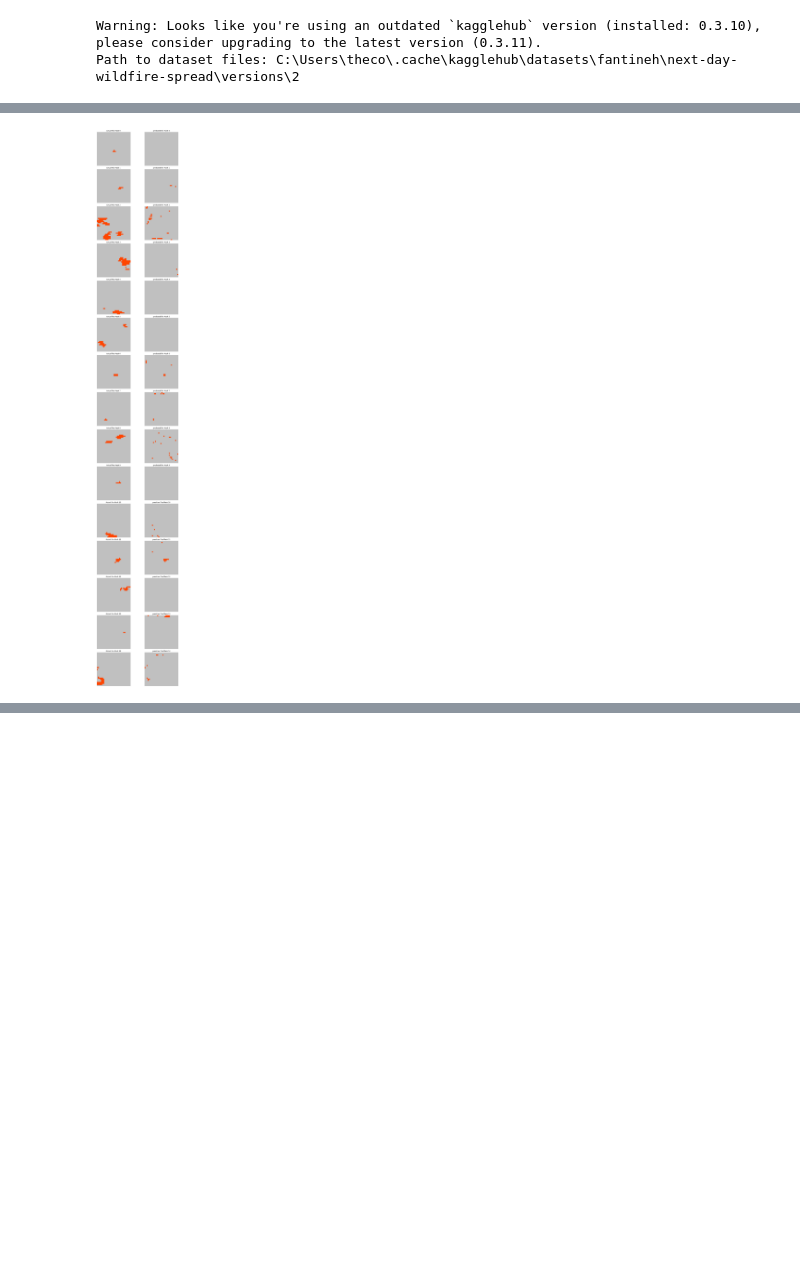
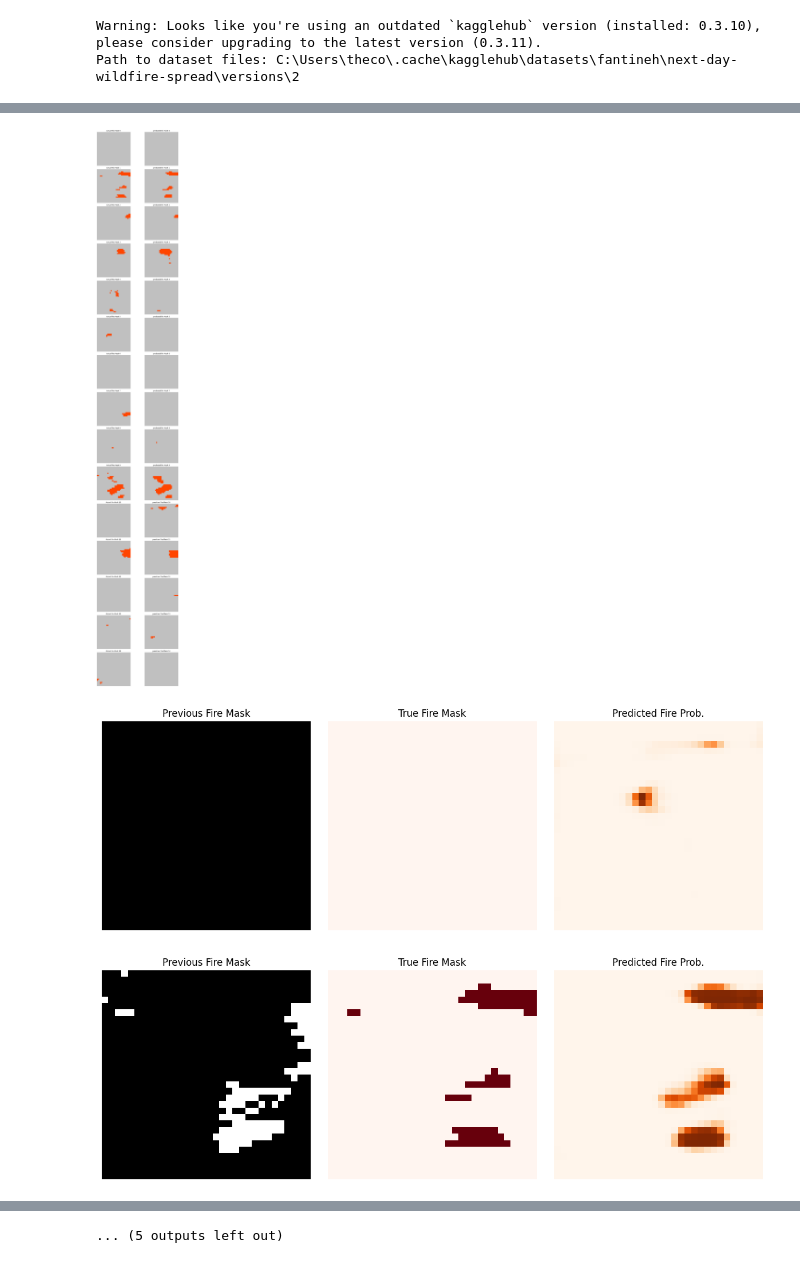
Before and after one commit to Coreyb03/575_project, a Jupyter notebook: new_notebook.ipynb, the cells around one changed output, grey strips where cells are left out. Saved outputs shown, nothing was run; the diff lists cells and outputs as text; code cells hidden in the pictures; blank space fills up the shorter version.

Commit message:
got a good working model that is super overfit

```diff
--- a/new_notebook.ipynb
+++ b/new_notebook.ipynb
@@ -281,15 +354,3 @@ labels = shift_data(labels)
 model.compile(optimizer = 'adam',
               loss = combined_loss,
               metrics = ['accuracy', precision_m, recall_m, f1_m])
-# %%
-#do the fit
-n_epoch = 40
-history = model.fit(
-    inputs,
-    labels,
-    validation_data = (e_inputs,e_labels),
-    epochs = n_epoch,
-    batch_size = 16,
-    verbose = True
-
-)
@@ -381,17 +488,44 @@ def PlotPredictions(start,end,label,prediction):
     axes[i, 0].axis('off')
 
     #handles prediction, each prediction has a vector of [p_noFire,p_fire], we will use whatever one is larger
-    axes[i,1].imshow(prediction[start+i,:,:] > .5,cmap=CMAP,norm=NORM)
+    axes[i,1].imshow(prediction[start+i,:,:]>.5,cmap=CMAP,norm=NORM)
     axes[i, 1].set_title(f"predicted Fire Mask {i + start}")
     axes[i, 1].axis('off')
 
   plt.tight_layout()
   plt.show()
+
+
+def show_preds(inputs, labels, preds, index=0):
+    fig, axs = plt.subplots(1, 3, figsize=(12, 4))
+    axs[0].imshow(inputs[index, :, :, -1], cmap='gray')
+    axs[0].set_title("Previous Fire Mask")
+
+    axs[1].imshow(labels[index, :, :, 0], cmap='Reds')
+    axs[1].set_title("True Fire Mask")
+
+    axs[2].imshow(preds[index, :, :, 0], cmap='Oranges')
+    axs[2].set_title("Predicted Fire Prob.")
+
+    for ax in axs:
+        ax.axis('off')
+    plt.tight_layout()
+    plt.show()
 # %%
 pMask = model.predict(inputs)
-pMask_eval = model.predict(e_inputs)
+
+
+#apply neigborhood filtering
+
+# filtered_preds = np.array([
+#     neighborhood_filter(mask, threshold=0.2, required_fraction=0.2)
+#     for mask in pMask[:,:,:,0]
+# ])
 
 
 # plotRows(0,5,titles,len(titles)-1, train)
 PlotPredictions(0,15,labels,pMask)
+# PlotPredictions(0,15,labels,filtered_preds)
+for i in range(15):
+    show_preds(inputs,labels,pMask,index = i)
 # %% [output]
@@ -400 +533,3 @@ PlotPredictions(0,15,labels,pMask)
-[figure, old version]
+[figure, new version]
+[figure, added]
+[figure, added]
@@ -400,0 +544 @@ PlotPredictions(0,15,labels,pMask)
+... (5 outputs left out)
```
Also changed, not shown: parts of 11 cells of this notebook.
